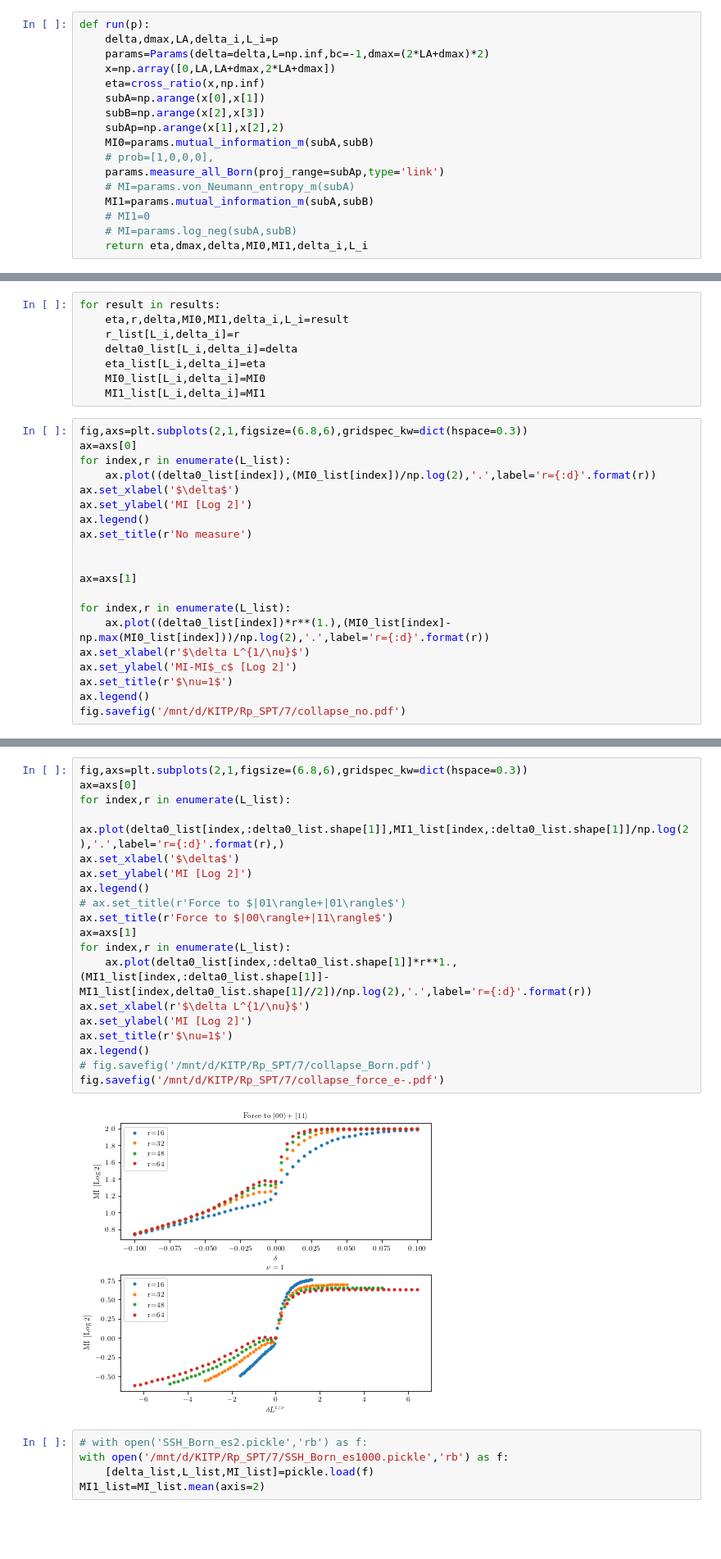
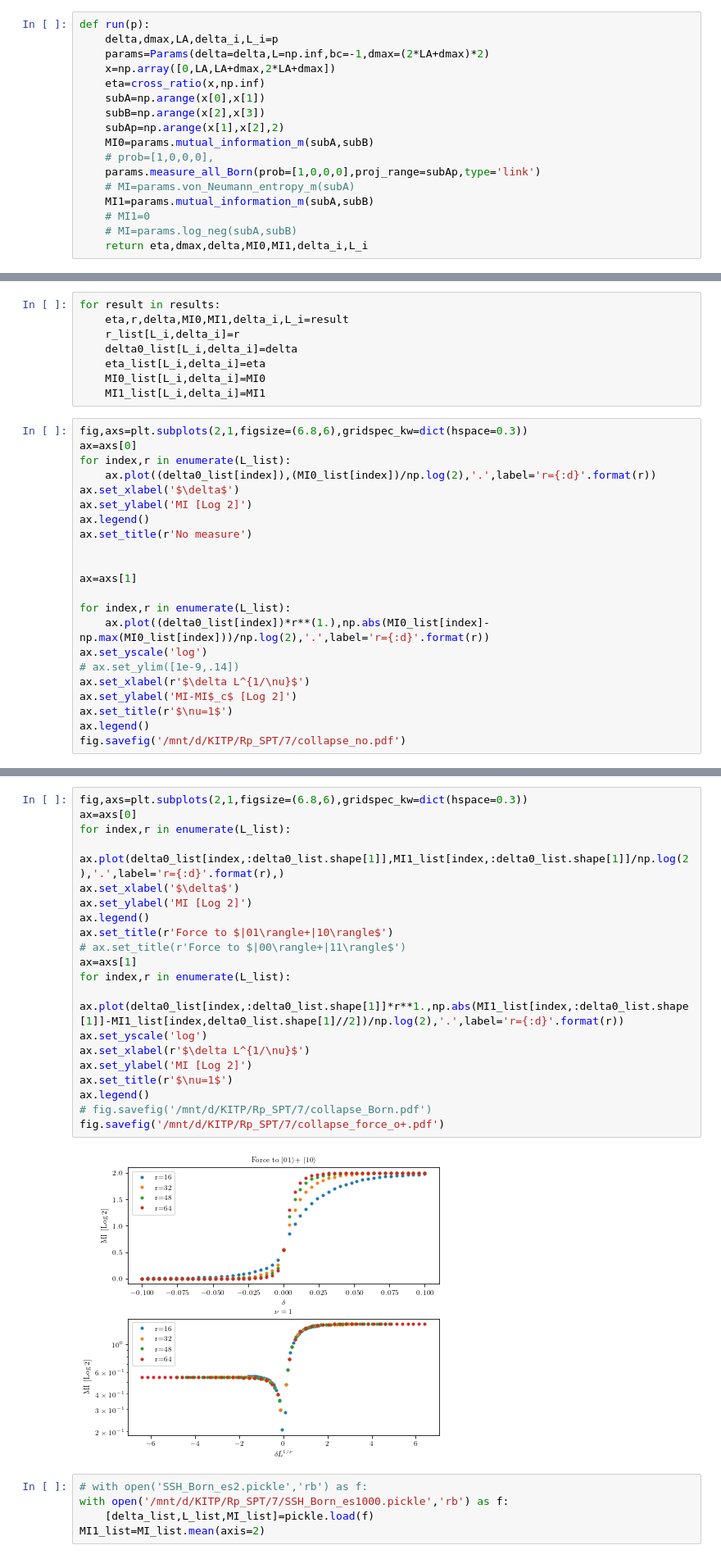
Before and after one commit to hainingpan/SPT, a Jupyter notebook: test_ssh.ipynb, the cells around one changed output, grey strips where cells are left out. Shown at 82% size. Drawn from its saved outputs; the diff is of its cells as text; blank space fills up the shorter version.

```diff
--- a/test_ssh.ipynb
+++ b/test_ssh.ipynb
@@ -2570,7 +2593,7 @@ def run(p):
     subAp=np.arange(x[1],x[2],2)
     MI0=params.mutual_information_m(subA,subB)
     # prob=[1,0,0,0],
-    params.measure_all_Born(proj_range=subAp,type='link')
+    params.measure_all_Born(prob=[1,0,0,0],proj_range=subAp,type='link')
     # MI=params.von_Neumann_entropy_m(subA)
     MI1=params.mutual_information_m(subA,subB)
     # MI1=0
@@ -2616,7 +2639,9 @@ ax.set_title(r'No measure')
 ax=axs[1]
 
 for index,r in enumerate(L_list):
-    ax.plot((delta0_list[index])*r**(1.),(MI0_list[index]-np.max(MI0_list[index]))/np.log(2),'.',label='r={:d}'.format(r))
+    ax.plot((delta0_list[index])*r**(1.),np.abs(MI0_list[index]-np.max(MI0_list[index]))/np.log(2),'.',label='r={:d}'.format(r))
+ax.set_yscale('log')
+# ax.set_ylim([1e-9,.14])
 ax.set_xlabel(r'$\delta L^{1/\nu}$')
 ax.set_ylabel('MI-MI$_c$ [Log 2]')
 ax.set_title(r'$\nu=1$')
@@ -2627,24 +2652,25 @@ fig.savefig('/mnt/d/KITP/Rp_SPT/7/collapse_no.pdf')
 # %%
 fig,axs=plt.subplots(2,1,figsize=(6.8,6),gridspec_kw=dict(hspace=0.3))
 ax=axs[0]
 for index,r in enumerate(L_list):
     ax.plot(delta0_list[index,:delta0_list.shape[1]],MI1_list[index,:delta0_list.shape[1]]/np.log(2),'.',label='r={:d}'.format(r),)
 ax.set_xlabel('$\delta$')
 ax.set_ylabel('MI [Log 2]')
 ax.legend()
-# ax.set_title(r'Force to $|01\rangle+|01\rangle$')
-ax.set_title(r'Force to $|00\rangle+|11\rangle$')
+ax.set_title(r'Force to $|01\rangle+|10\rangle$')
+# ax.set_title(r'Force to $|00\rangle+|11\rangle$')
 ax=axs[1]
 for index,r in enumerate(L_list):
-    ax.plot(delta0_list[index,:delta0_list.shape[1]]*r**1.,(MI1_list[index,:delta0_list.shape[1]]-MI1_list[index,delta0_list.shape[1]//2])/np.log(2),'.',label='r={:d}'.format(r))
+    ax.plot(delta0_list[index,:delta0_list.shape[1]]*r**1.,np.abs(MI1_list[index,:delta0_list.shape[1]]-MI1_list[index,delta0_list.shape[1]//2])/np.log(2),'.',label='r={:d}'.format(r))
+ax.set_yscale('log')
 ax.set_xlabel(r'$\delta L^{1/\nu}$')
 ax.set_ylabel('MI [Log 2]')
 ax.set_title(r'$\nu=1$')
 ax.legend()
 # fig.savefig('/mnt/d/KITP/Rp_SPT/7/collapse_Born.pdf')
-fig.savefig('/mnt/d/KITP/Rp_SPT/7/collapse_force_e-.pdf')
+fig.savefig('/mnt/d/KITP/Rp_SPT/7/collapse_force_o+.pdf')
 # %% [output]
-[figure, old version]
+[figure, new version]
 # %%
 # with open('SSH_Born_es2.pickle','rb') as f:
 with open('/mnt/d/KITP/Rp_SPT/7/SSH_Born_es1000.pickle','rb') as f:
```
Also changed, not shown: parts of 14 cells of this notebook, 2 other files.
